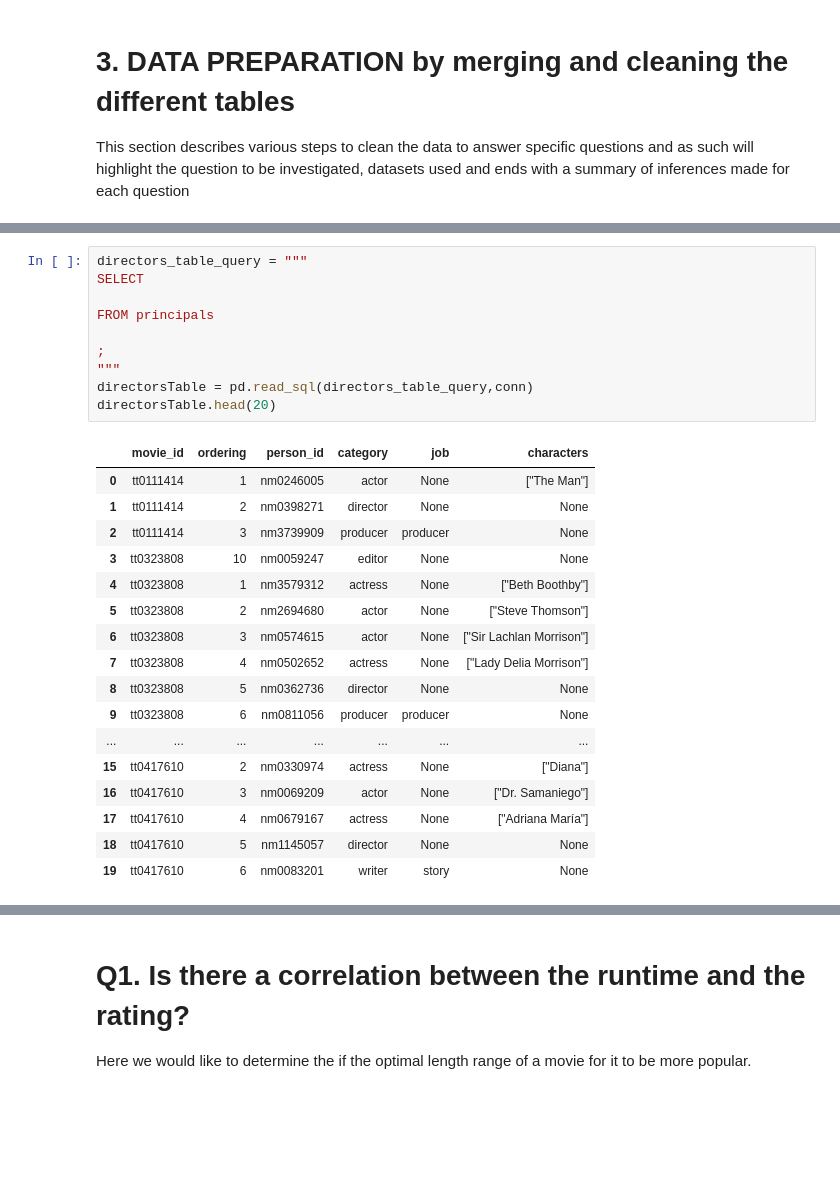
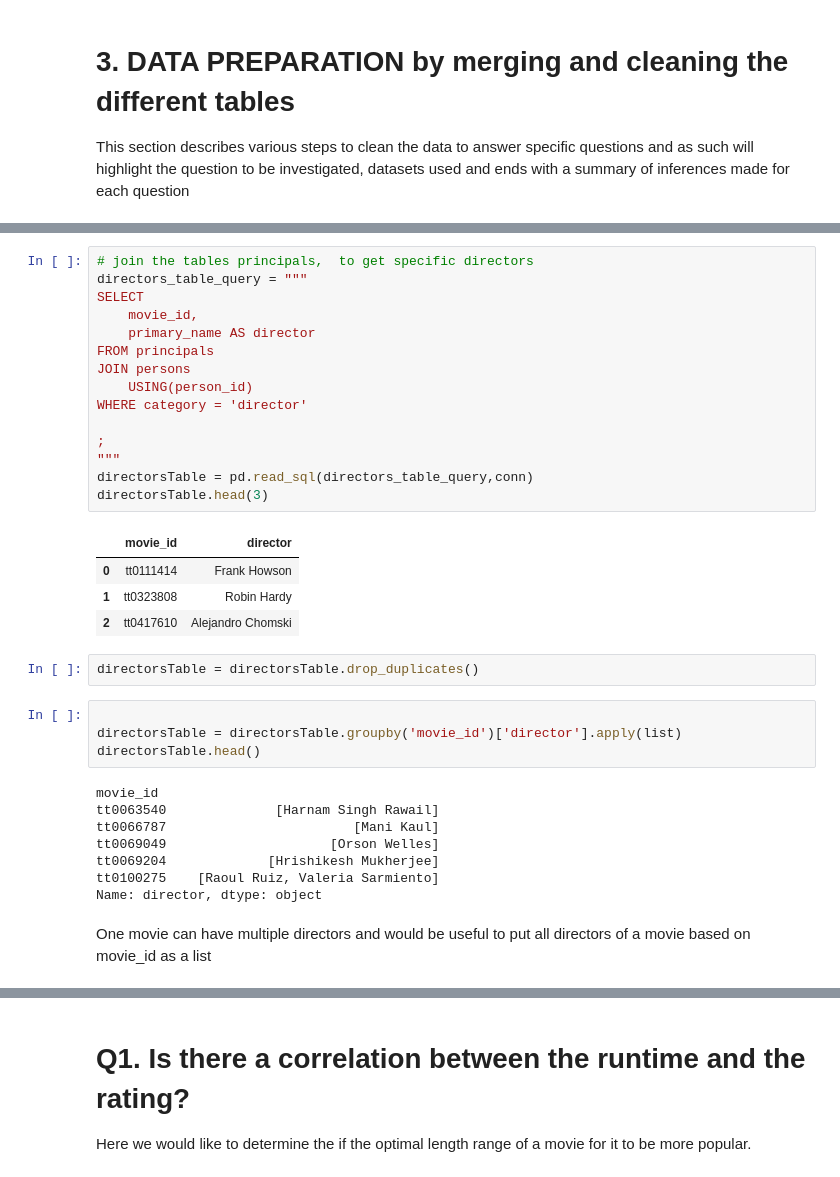
Before and after one commit to kafura0/Microsoft1_Film_Studio_Analysis, a Jupyter notebook: index.ipynb, the cells around one changed output, grey strips where cells are left out. Drawn from its saved outputs; the diff is of its cells as text; blank space fills up the shorter version.

```diff
--- a/index.ipynb
+++ b/index.ipynb
@@ -385,28 +392,36 @@ moviesTable.head(10)
 # %%
+# join the tables principals,  to get specific directors
 directors_table_query = """
 SELECT
-
+    movie_id,
+    primary_name AS director
 FROM principals
+JOIN persons
+    USING(person_id)
+WHERE category = 'director'
 
 ;
 """
 directorsTable = pd.read_sql(directors_table_query,conn)
-directorsTable.head(20)
+directorsTable.head(3)
 # %% [output]
-|  | movie_id | ordering | person_id | category | job | characters |
-| 0 | tt0111414 | 1 | nm0246005 | actor | None | ["The Man"] |
-| 1 | tt0111414 | 2 | nm0398271 | director | None | None |
-| 2 | tt0111414 | 3 | nm3739909 | producer | producer | None |
-| 3 | tt0323808 | 10 | nm0059247 | editor | None | None |
-| 4 | tt0323808 | 1 | nm3579312 | actress | None | ["Beth Boothby"] |
-| 5 | tt0323808 | 2 | nm2694680 | actor | None | ["Steve Thomson"] |
-| 6 | tt0323808 | 3 | nm0574615 | actor | None | ["Sir Lachlan Morrison"] |
-| 7 | tt0323808 | 4 | nm0502652 | actress | None | ["Lady Delia Morrison"] |
-| 8 | tt0323808 | 5 | nm0362736 | director | None | None |
-| 9 | tt0323808 | 6 | nm0811056 | producer | producer | None |
-| ... | ... | ... | ... | ... | ... | ... |
-| 15 | tt0417610 | 2 | nm0330974 | actress | None | ["Diana"] |
-| 16 | tt0417610 | 3 | nm0069209 | actor | None | ["Dr. Samaniego"] |
-| 17 | tt0417610 | 4 | nm0679167 | actress | None | ["Adriana María"] |
-| 18 | tt0417610 | 5 | nm1145057 | director | None | None |
-| 19 | tt0417610 | 6 | nm0083201 | writer | story | None |
+|  | movie_id | director |
+| 0 | tt0111414 | Frank Howson |
+| 1 | tt0323808 | Robin Hardy |
+| 2 | tt0417610 | Alejandro Chomski |
+# %%
+directorsTable = directorsTable.drop_duplicates()
+# %%
+
+directorsTable = directorsTable.groupby('movie_id')['director'].apply(list)
+directorsTable.head()
+# %% [output]
+movie_id
+tt0063540              [Harnam Singh Rawail]
+tt0066787                        [Mani Kaul]
+tt0069049                     [Orson Welles]
+tt0069204             [Hrishikesh Mukherjee]
+tt0100275    [Raoul Ruiz, Valeria Sarmiento]
+Name: director, dtype: object
+# %% [markdown]
+One movie can have multiple directors and would be useful to put all directors of a movie based on movie_id as a list
```
Also changed, not shown: parts of 28 cells of this notebook.
